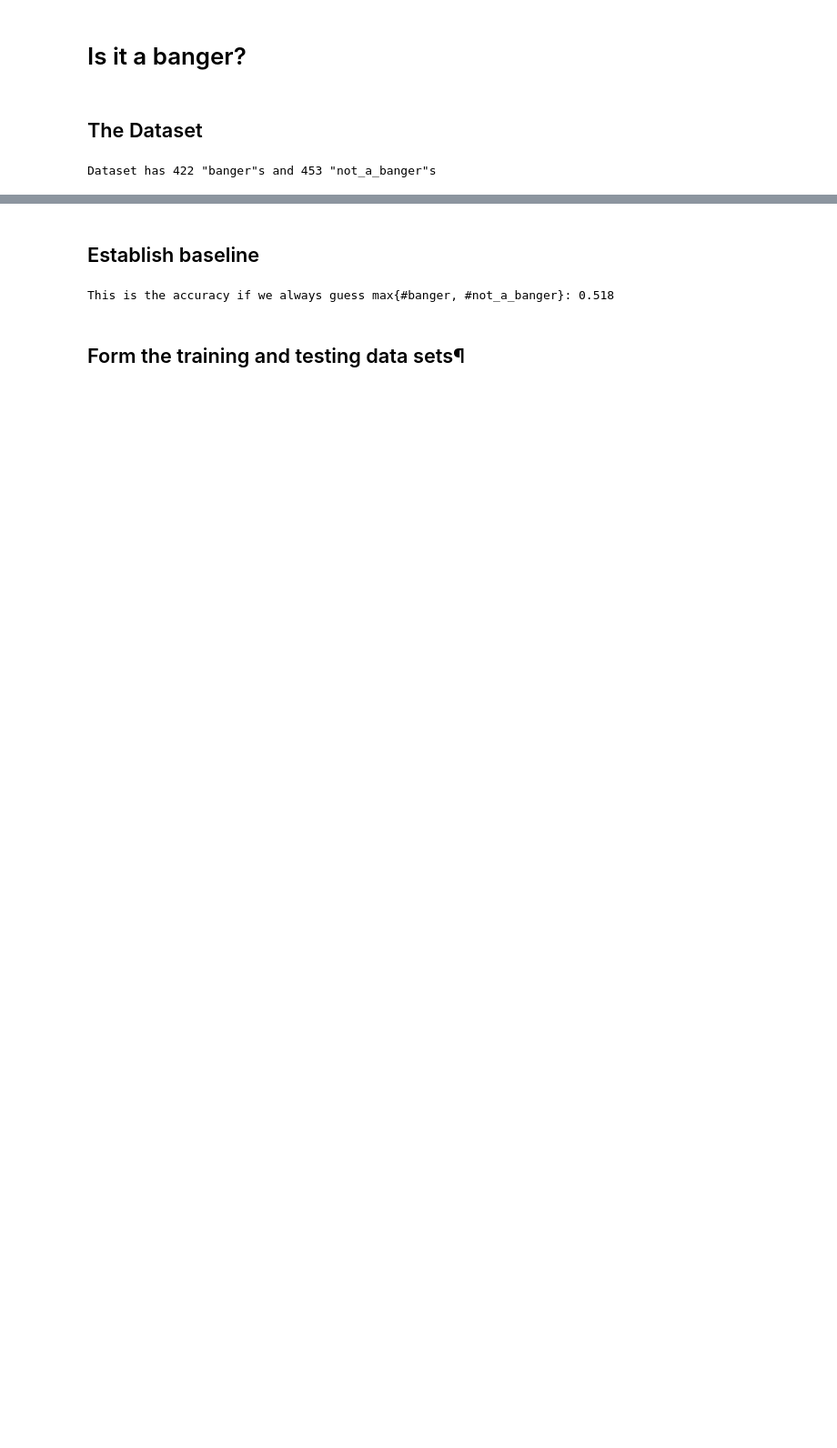
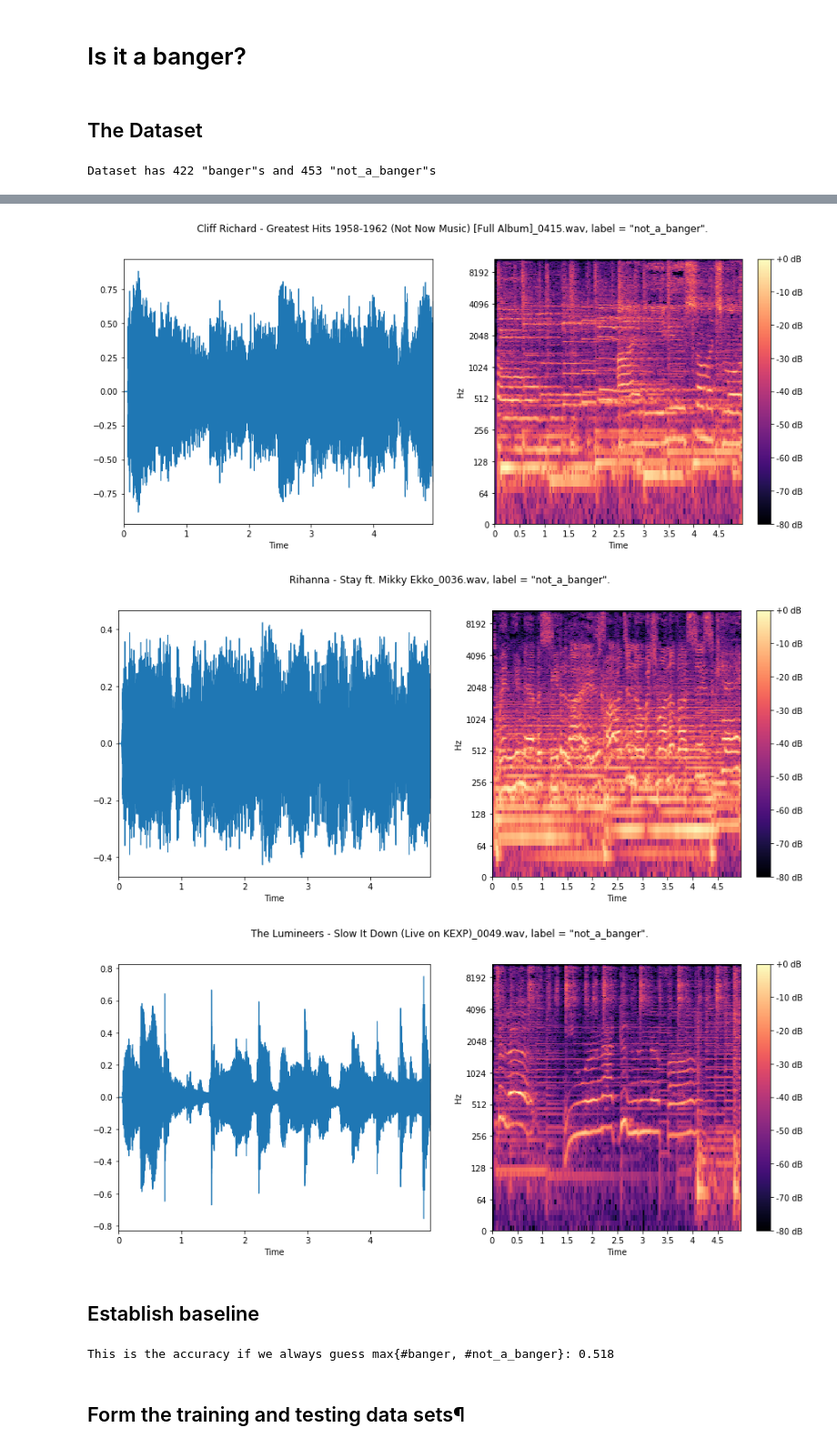
Before and after one commit to ddervs/is_it_a_banger, a Jupyter notebook: scripts/is_it_a_banger.ipynb, the cells around one changed output, grey strips where cells are left out. Shown at 91% size. Cells and saved outputs as stored; diff of their text form; code cells hidden in the pictures; blank space fills up the shorter version.

```diff
--- a/scripts/is_it_a_banger.ipynb
+++ b/scripts/is_it_a_banger.ipynb
@@ -41,3 +42,9 @@ plot_waveforms(clangerz, 5)
+# %%
+[plot_waveforms(clangerz, i) for i in [0, 1, 2]];
+# %% [output]
+[figure, added]
+[figure, added]
+[figure, added]
 # %% [markdown]
 ## Establish baseline
 # %%
```
Also changed, not shown: parts of 14 cells of this notebook, 2 other files.
